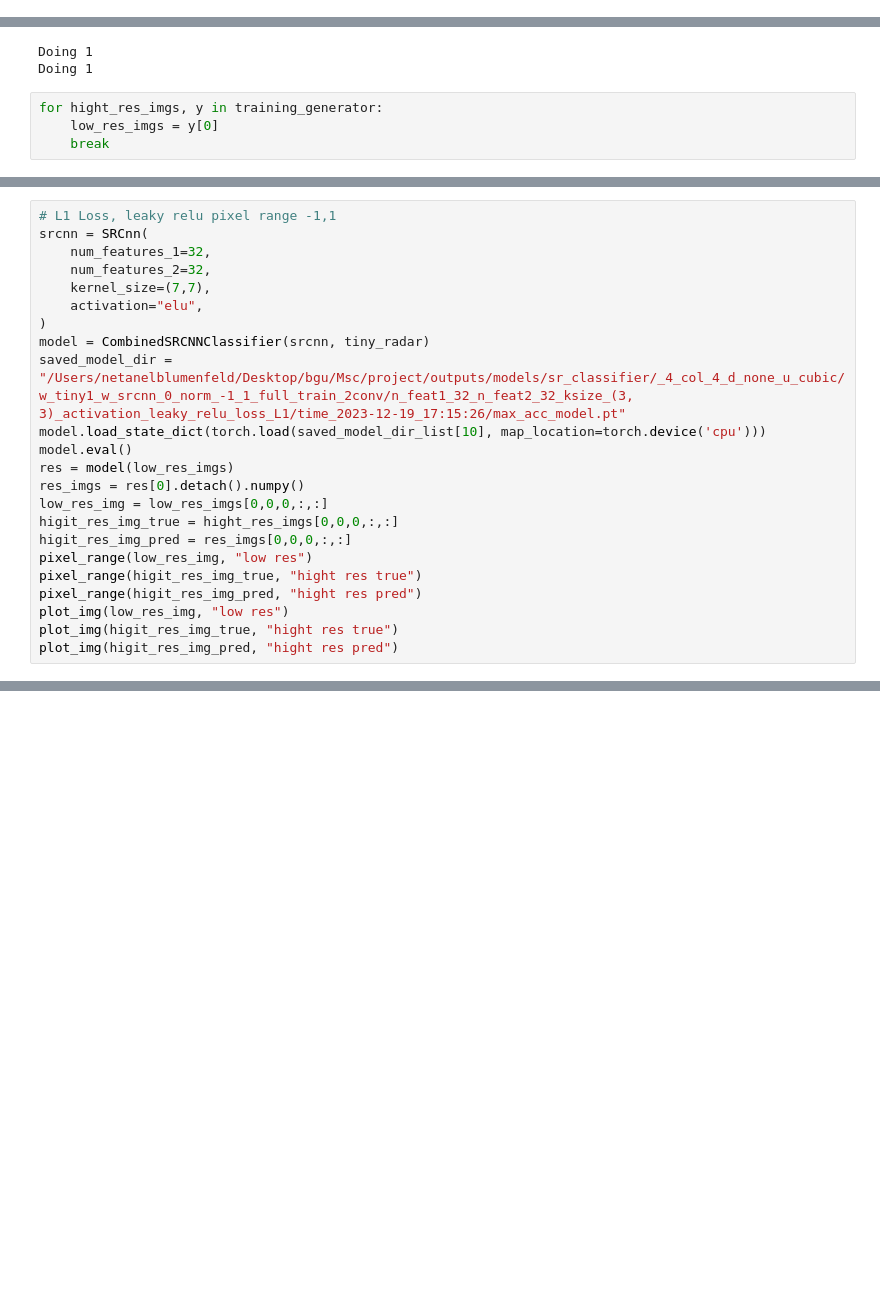
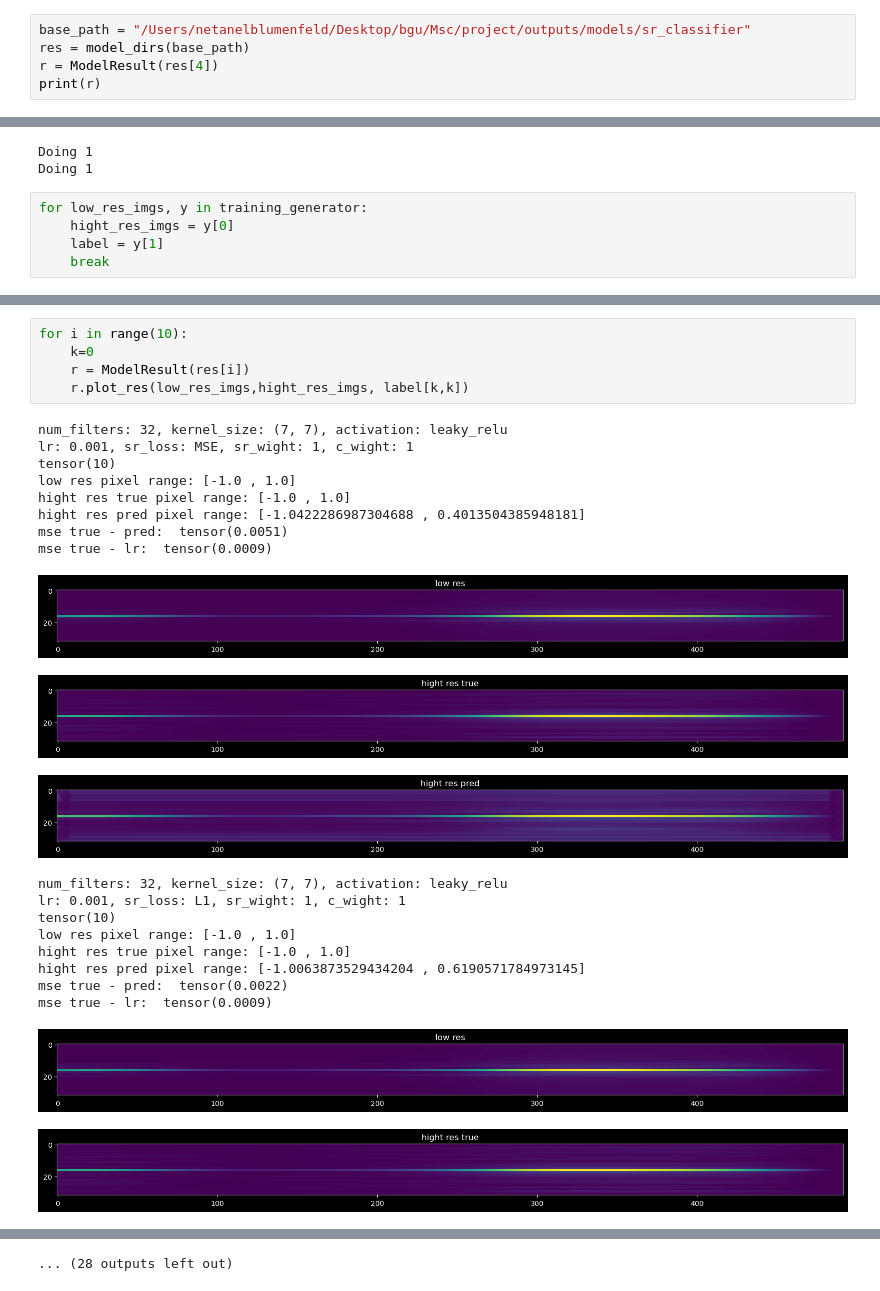
Before and after one commit to NetanelBlumenfeld/Radar, a Jupyter notebook: src/python/main_note_book.ipynb, the cells around one changed output, grey strips where cells are left out. Saved outputs shown, nothing was run; the diff lists cells and outputs as text; blank space fills up the shorter version.

```diff
--- a/src/python/main_note_book.ipynb
+++ b/src/python/main_note_book.ipynb
@@ -33,0 +119,5 @@ def nom_img(imgs):
+# %%
+base_path = "/Users/netanelblumenfeld/Desktop/bgu/Msc/project/outputs/models/sr_classifier"
+res = model_dirs(base_path)
+r = ModelResult(res[4])
+print(r)
@@ -69,6 +162,7 @@ training_generator,val_generator,dataset_name, = tiny_radar_for_sr_classifier_on
 Doing 1
 Doing 1
 # %%
-for hight_res_imgs, y in training_generator:
-    low_res_imgs = y[0]
+for low_res_imgs, y in training_generator:
+    hight_res_imgs = y[0]
+    label = y[1]
     break
@@ -446,23 +168,0 @@ hight res pred pixel range: [-1.8804209232330322 , 0.030485153198242188]
-# %%
-# L1 Loss, leaky relu pixel range -1,1
-srcnn = SRCnn(
-    num_features_1=32,
-    num_features_2=32,
-    kernel_size=(7,7),
-    activation="elu",
-)
-model = CombinedSRCNNClassifier(srcnn, tiny_radar)
-saved_model_dir = "/Users/netanelblumenfeld/Desktop/bgu/Msc/project/outputs/models/sr_classifier/_4_col_4_d_none_u_cubic/w_tiny1_w_srcnn_0_norm_-1_1_full_train_2conv/n_feat1_32_n_feat2_32_ksize_(3, 3)_activation_leaky_relu_loss_L1/time_2023-12-19_17:15:26/max_acc_model.pt"
-model.load_state_dict(torch.load(saved_model_dir_list[10], map_location=torch.device('cpu')))
-model.eval()
-res = model(low_res_imgs)
-res_imgs = res[0].detach().numpy()
-low_res_img = low_res_imgs[0,0,0,:,:]
-higit_res_img_true = hight_res_imgs[0,0,0,:,:]
-higit_res_img_pred = res_imgs[0,0,0,:,:]
-pixel_range(low_res_img, "low res")
-pixel_range(higit_res_img_true, "hight res true")
-pixel_range(higit_res_img_pred, "hight res pred")
-plot_img(low_res_img, "low res")
-plot_img(higit_res_img_true, "hight res true")
-plot_img(higit_res_img_pred, "hight res pred")
@@ -475,0 +173,27 @@ hight res pred pixel range: [-1.9992766380310059 , 6.791070461273193]
+# %%
+for i in range(10):
+    k=0
+    r = ModelResult(res[i])
+    r.plot_res(low_res_imgs,hight_res_imgs, label[k,k])
+# %% [output]
+num_filters: 32, kernel_size: (7, 7), activation: leaky_relu
+lr: 0.001, sr_loss: MSE, sr_wight: 1, c_wight: 1
+tensor(10)
+low res pixel range: [-1.0 , 1.0]
+hight res true pixel range: [-1.0 , 1.0]
+hight res pred pixel range: [-1.0422286987304688 , 0.4013504385948181]
+mse true - pred:  tensor(0.0051)
+mse true - lr:  tensor(0.0009)
+[figure, added]
+[figure, added]
+[figure, added]
+num_filters: 32, kernel_size: (7, 7), activation: leaky_relu
+lr: 0.001, sr_loss: L1, sr_wight: 1, c_wight: 1
+tensor(10)
+low res pixel range: [-1.0 , 1.0]
+hight res true pixel range: [-1.0 , 1.0]
+hight res pred pixel range: [-1.0063873529434204 , 0.6190571784973145]
+mse true - pred:  tensor(0.0022)
+mse true - lr:  tensor(0.0009)
+[figure, added]
+[figure, added]
@@ -475,0 +212 @@ hight res pred pixel range: [-1.9992766380310059 , 6.791070461273193]
+... (28 outputs left out)
```
Also changed, not shown: parts of 20 cells of this notebook, 13 other files.
